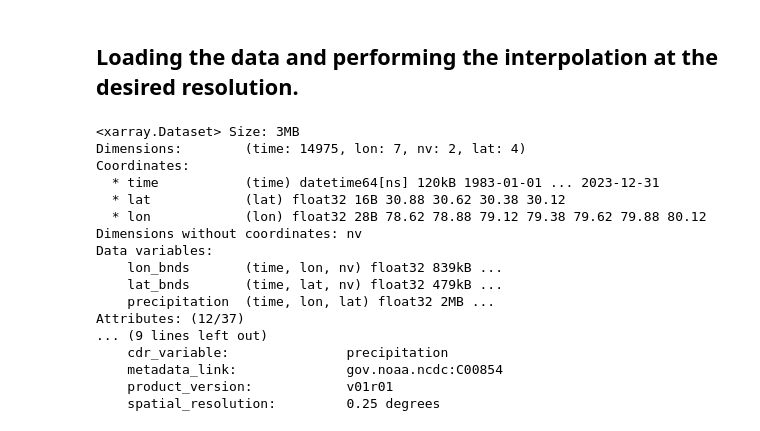
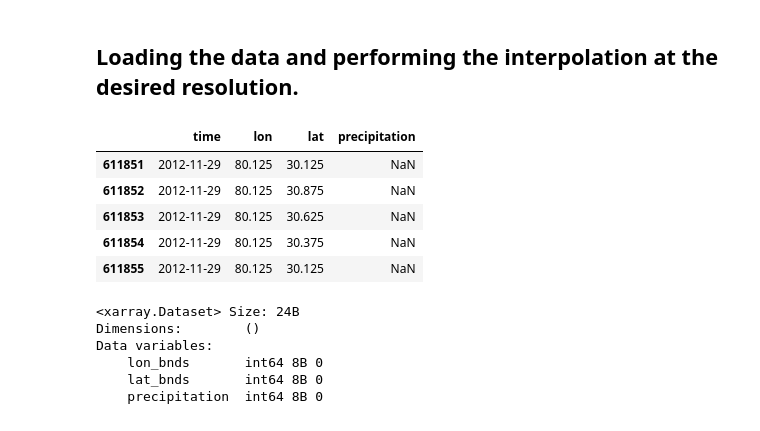
Before and after one commit to sonjaove/ML-hands-on, a Jupyter notebook: course_work/pasthistory.ipynb, the cells around one changed output. Drawn from its saved outputs; the diff is of its cells as text; code cells hidden in the pictures.

```diff
--- a/course_work/pasthistory.ipynb
+++ b/course_work/pasthistory.ipynb
@@ -269,21 +271,24 @@ import xarray as xr
-# %%
-ds = xr.open_dataset(r'C:\Users\Ankit\Documents\Vedanshi\nc_merged\study_region.nc')
-ds
-# %% [output]
-<xarray.Dataset> Size: 3MB
-Dimensions:        (time: 14975, lon: 7, nv: 2, lat: 4)
-Coordinates:
-  * time           (time) datetime64[ns] 120kB 1983-01-01 ... 2023-12-31
-  * lat            (lat) float32 16B 30.88 30.62 30.38 30.12
-  * lon            (lon) float32 28B 78.62 78.88 79.12 79.38 79.62 79.88 80.12
-Dimensions without coordinates: nv
-Data variables:
-    lon_bnds       (time, lon, nv) float32 839kB ...
-    lat_bnds       (time, lat, nv) float32 479kB ...
-    precipitation  (time, lon, lat) float32 2MB ...
-Attributes: (12/37)
-... (9 lines left out)
-    cdr_variable:               precipitation
-    metadata_link:              gov.noaa.ncdc:C00854
-    product_version:            v01r01
-    spatial_resolution:         0.25 degrees
+# %%
+ds = xr.open_dataset(r'C:\Users\Ankit\Documents\Vedanshi\nc_merged\study_region.nc')
+df=ds.to_dataframe().reset_index()
+df.drop(columns=['nv','lon_bnds','lat_bnds'],inplace=True)
+#checking for missing values and see if there exists any pattern in the missing values.
+df[df.isna().any(axis=1)].tail()
+# %% [output]
+|  | time | lon | lat | precipitation |
+| 611851 | 2012-11-29 | 80.125 | 30.125 | NaN |
+| 611852 | 2012-11-29 | 80.125 | 30.875 | NaN |
+| 611853 | 2012-11-29 | 80.125 | 30.625 | NaN |
+| 611854 | 2012-11-29 | 80.125 | 30.375 | NaN |
+| 611855 | 2012-11-29 | 80.125 | 30.125 | NaN |
+# %%
+#handleing the nan values, cannot determine any definite pattern so filling the nan values with 0.
+ds['precipitation'] = ds['precipitation'].fillna(0)
+ds.isnull().sum()
+# %% [output]
+<xarray.Dataset> Size: 24B
+Dimensions:        ()
+Data variables:
+    lon_bnds       int64 8B 0
+    lat_bnds       int64 8B 0
+    precipitation  int64 8B 0
```
Also changed, not shown: parts of 14 cells of this notebook.
